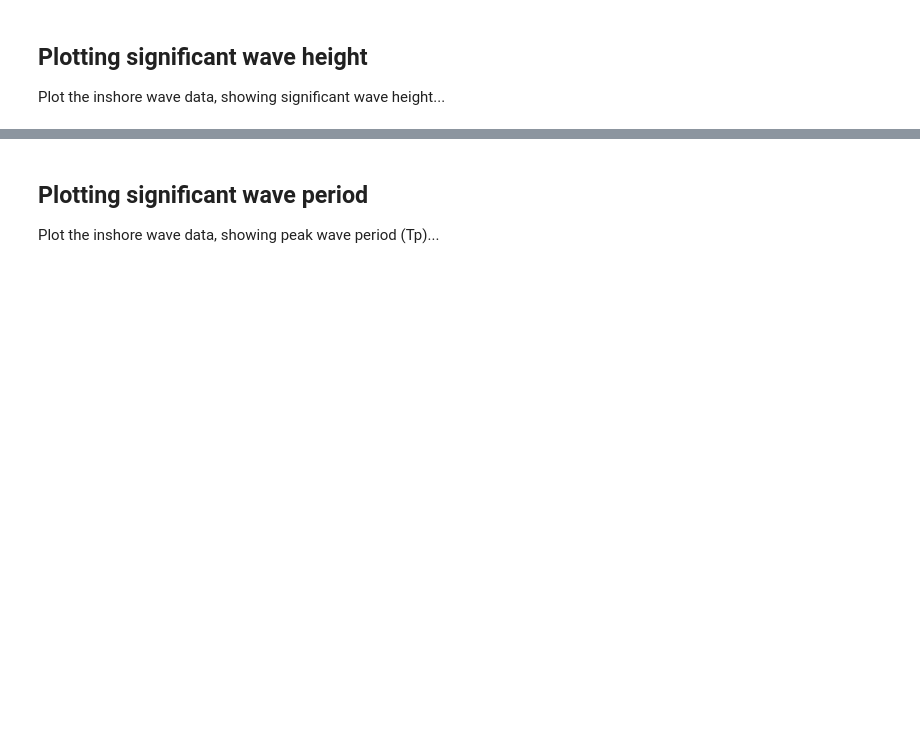
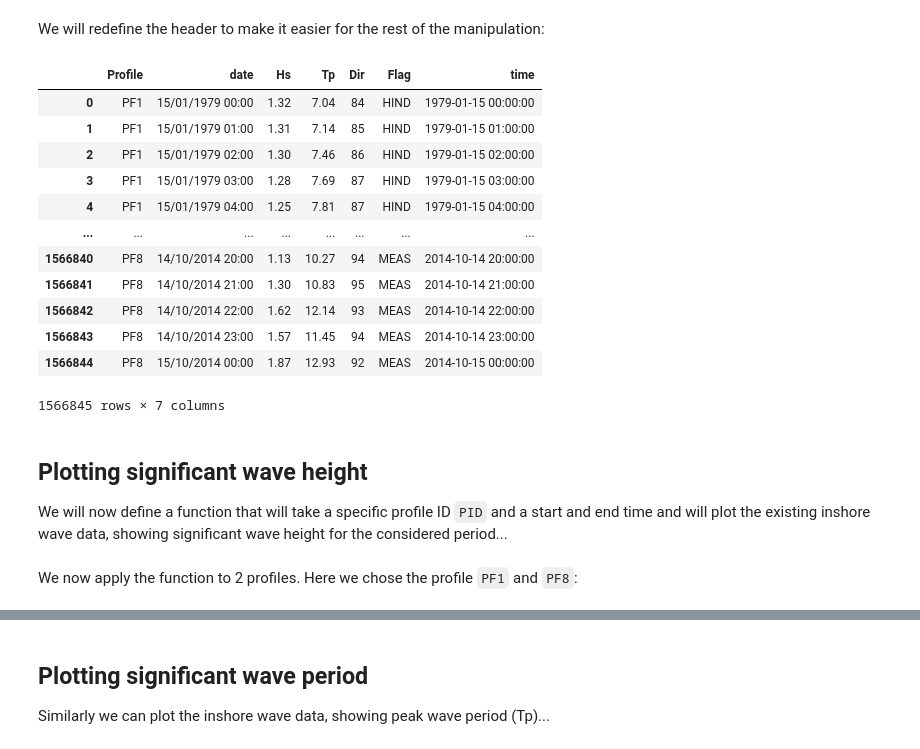
Before and after one commit to TristanSalles/Coast, a Jupyter notebook: book/coastevol/inshorewaves.ipynb, the cells around one changed output, grey strips where cells are left out. Drawn from its saved outputs; the diff is of its cells as text; code cells hidden in the pictures; blank space fills up the shorter version.

```diff
--- a/book/coastevol/inshorewaves.ipynb
+++ b/book/coastevol/inshorewaves.ipynb
@@ -31,22 +54,41 @@ This is a commonly used data format that opens easily in a range of software pro
+# %% [markdown]
+
+We will redefine the header to make it easier for the rest of the manipulation:
 # %%
 # Manually define names for each column
 names = [
     "Profile",
     "date",
     "Hs",
     "Tp",
     "Dir",
     "Flag"
 ]
 
 df = pd.read_csv('../pracenv/dataset/Inshore_Waves.csv', encoding="utf8", names=names, skiprows=1)
 dates = pd.to_datetime(df['date'], format = '%d/%m/%Y %H:%M')
 
 # Append a new column at the end of our iribarren values
 df["time"] = dates
+df
+# %% [output]
+|  | Profile | date | Hs | Tp | Dir | Flag | time |
+| 0 | PF1 | 15/01/1979 00:00 | 1.32 | 7.04 | 84 | HIND | 1979-01-15 00:00:00 |
+| 1 | PF1 | 15/01/1979 01:00 | 1.31 | 7.14 | 85 | HIND | 1979-01-15 01:00:00 |
+| 2 | PF1 | 15/01/1979 02:00 | 1.30 | 7.46 | 86 | HIND | 1979-01-15 02:00:00 |
+| 3 | PF1 | 15/01/1979 03:00 | 1.28 | 7.69 | 87 | HIND | 1979-01-15 03:00:00 |
+| 4 | PF1 | 15/01/1979 04:00 | 1.25 | 7.81 | 87 | HIND | 1979-01-15 04:00:00 |
+| ... | ... | ... | ... | ... | ... | ... | ... |
+| 1566840 | PF8 | 14/10/2014 20:00 | 1.13 | 10.27 | 94 | MEAS | 2014-10-14 20:00:00 |
+| 1566841 | PF8 | 14/10/2014 21:00 | 1.30 | 10.83 | 95 | MEAS | 2014-10-14 21:00:00 |
+| 1566842 | PF8 | 14/10/2014 22:00 | 1.62 | 12.14 | 93 | MEAS | 2014-10-14 22:00:00 |
+| 1566843 | PF8 | 14/10/2014 23:00 | 1.57 | 11.45 | 94 | MEAS | 2014-10-14 23:00:00 |
+| 1566844 | PF8 | 15/10/2014 00:00 | 1.87 | 12.93 | 92 | MEAS | 2014-10-15 00:00:00 |
+1566845 rows × 7 columns
 # %% [markdown]
 ## Plotting significant wave height
 
-Plot the inshore wave data, showing significant wave height...
+
+We will now define a function that will take a specific profile ID `PID` and a start and end time and will plot the existing inshore wave data, showing significant wave height for the considered period...
 # %%
 def plotHsSeries(PID, start_date, end_date):
@@ -73,6 +123,8 @@ def plotHsSeries(PID, start_date, end_date):
     plt.title('Narrabeen-Collaroy Wave Height from '+str(start_date)+' to '+str(end_date),fontsize=10)
 
     return
+# %% [markdown]
+We now apply the function to 2 profiles. Here we chose the profile `PF1` and `PF8`:
 # %%
 plotHsSeries(PID=['PF1','PF8'], start_date = '2007-6-1', end_date = '2007-7-1')
 # %% [output]
@@ -80,6 +132,6 @@ plotHsSeries(PID=['PF1','PF8'], start_date = '2007-6-1', end_date = '2007-7-1')
 # %% [markdown]
 ## Plotting significant wave period
 
-Plot the inshore wave data, showing peak wave period (Tp)...
+Similarly we can plot the inshore wave data, showing peak wave period (Tp)...
 # %%
 def plotTpSeries(PID, start_date, end_date):
```
Also changed, not shown: parts of 9 cells of this notebook, 8 other files.
